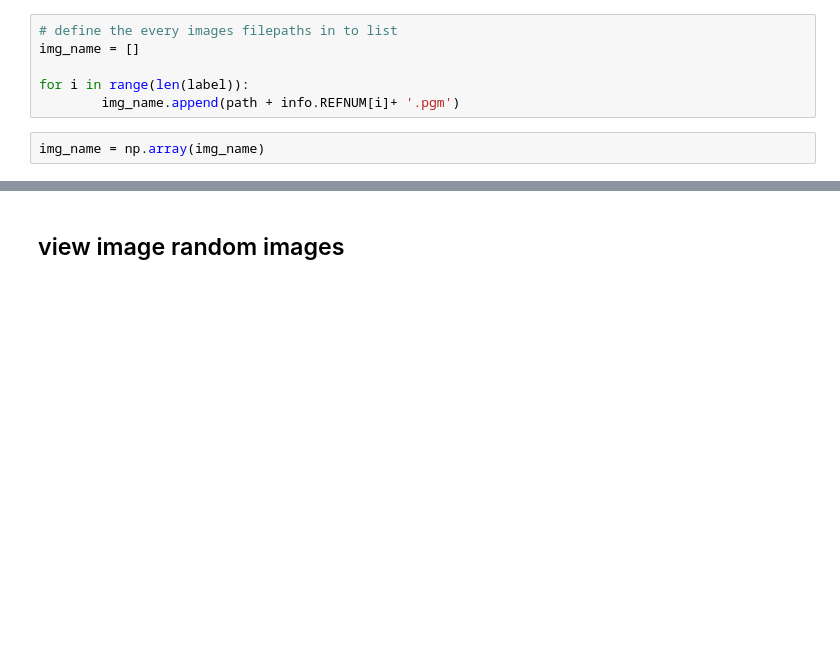
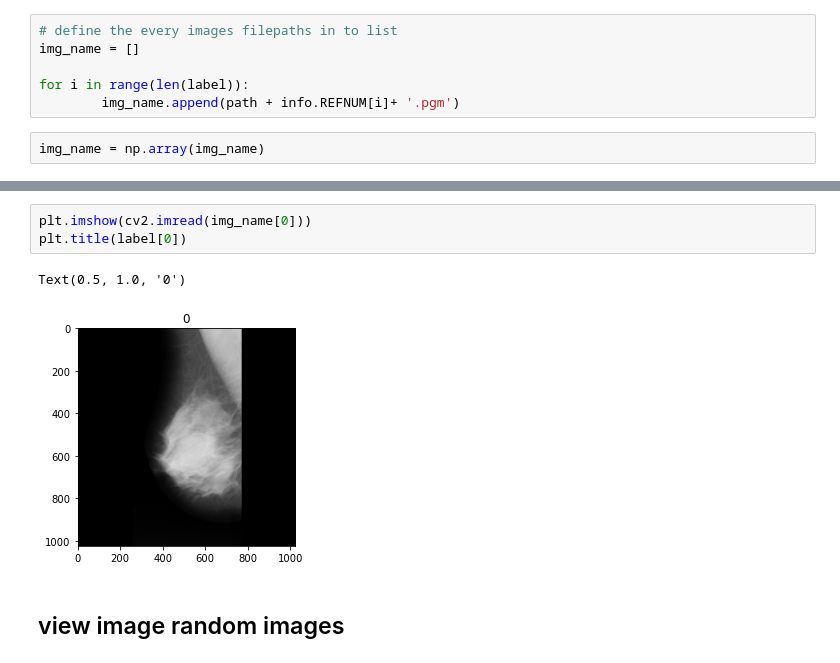
Before and after one commit to bahadiryzc/MIAS-mammography-object-detection, a Jupyter notebook: mias-mammography-cnn.ipynb, the cells around one changed output, grey strips where cells are left out. Saved outputs shown, nothing was run; the diff lists cells and outputs as text; blank space fills up the shorter version.

```diff
--- a/mias-mammography-cnn.ipynb
+++ b/mias-mammography-cnn.ipynb
@@ -162,3 +162,9 @@ image addres amount (121,)
+# %%
+plt.imshow(cv2.imread(img_name[0]))
+plt.title(label[0])
+# %% [output]
+Text(0.5, 1.0, '0')
+[figure, added]
 # %% [markdown]
 ## view image random images
 # %%
```
Also changed, not shown: parts of 22 cells of this notebook.
